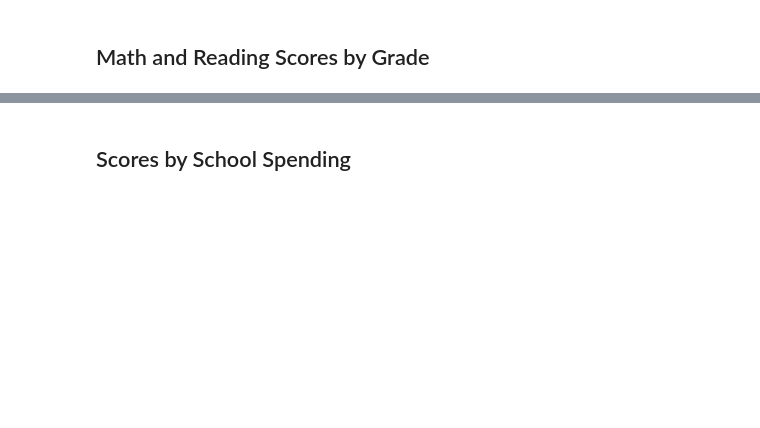
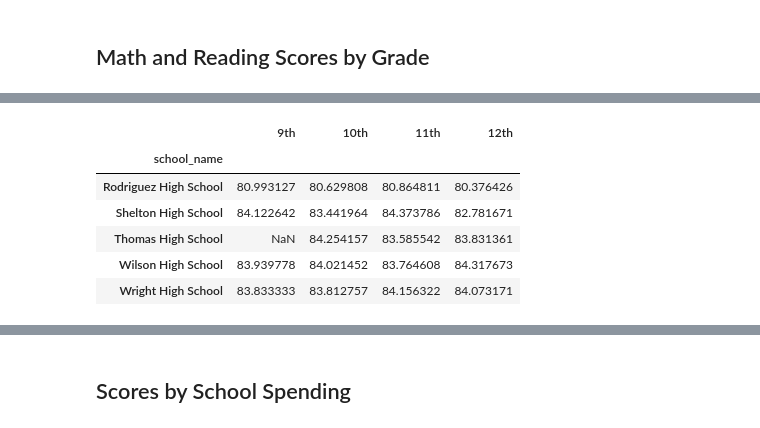
Before and after one commit to joshuanallen/School_District_Analysis, a Jupyter notebook: PyCitySchools_Challenge.ipynb, the cells around one changed output, grey strips where cells are left out. Saved outputs shown, nothing was run; the diff lists cells and outputs as text; code cells hidden in the pictures; blank space fills up the shorter version.

```diff
--- a/PyCitySchools_Challenge.ipynb
+++ b/PyCitySchools_Challenge.ipynb
@@ -445,2 +495,17 @@ bottom_schools.head(5)
 # %%
 # Combine each Series for average reading scores by school into single data frame.
+reading_scores_by_grade = pd.DataFrame({
+              "9th": ninth_grade_reading_scores,
+              "10th": tenth_grade_reading_scores,
+              "11th": eleventh_grade_reading_scores,
+              "12th": twelfth_grade_reading_scores})
+
+reading_scores_by_grade.tail()
+# %% [output]
+|  | 9th | 10th | 11th | 12th |
+| school_name |  |  |  |  |
+| Rodriguez High School | 80.993127 | 80.629808 | 80.864811 | 80.376426 |
+| Shelton High School | 84.122642 | 83.441964 | 84.373786 | 82.781671 |
+| Thomas High School | NaN | 84.254157 | 83.585542 | 83.831361 |
+| Wilson High School | 83.939778 | 84.021452 | 83.764608 | 84.317673 |
+| Wright High School | 83.833333 | 83.812757 | 84.156322 | 84.073171 |
```
Also changed, not shown: parts of 30 cells of this notebook.
